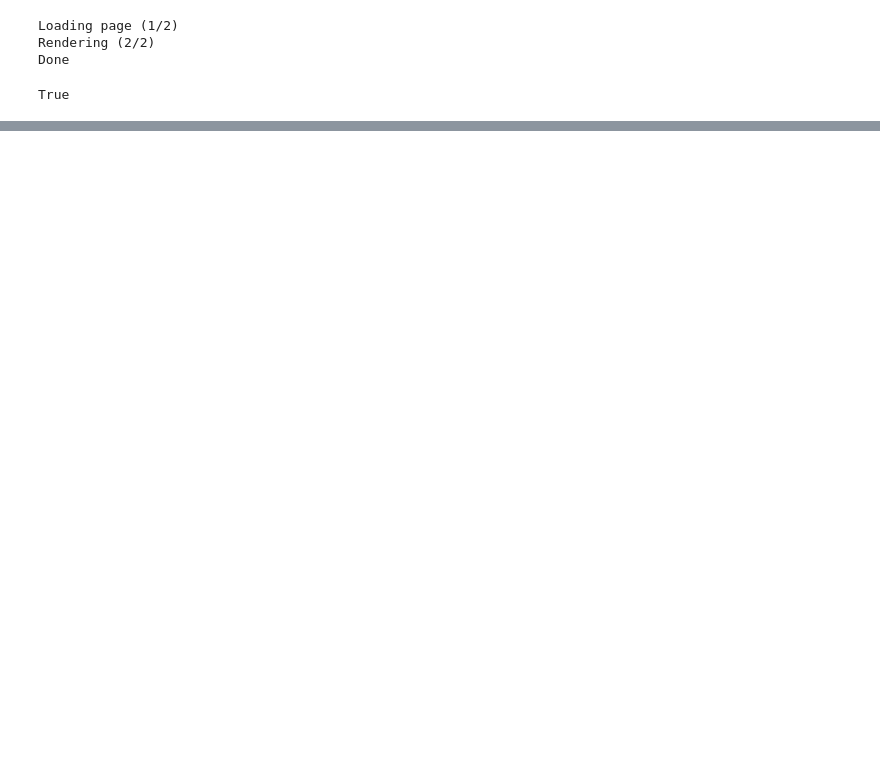
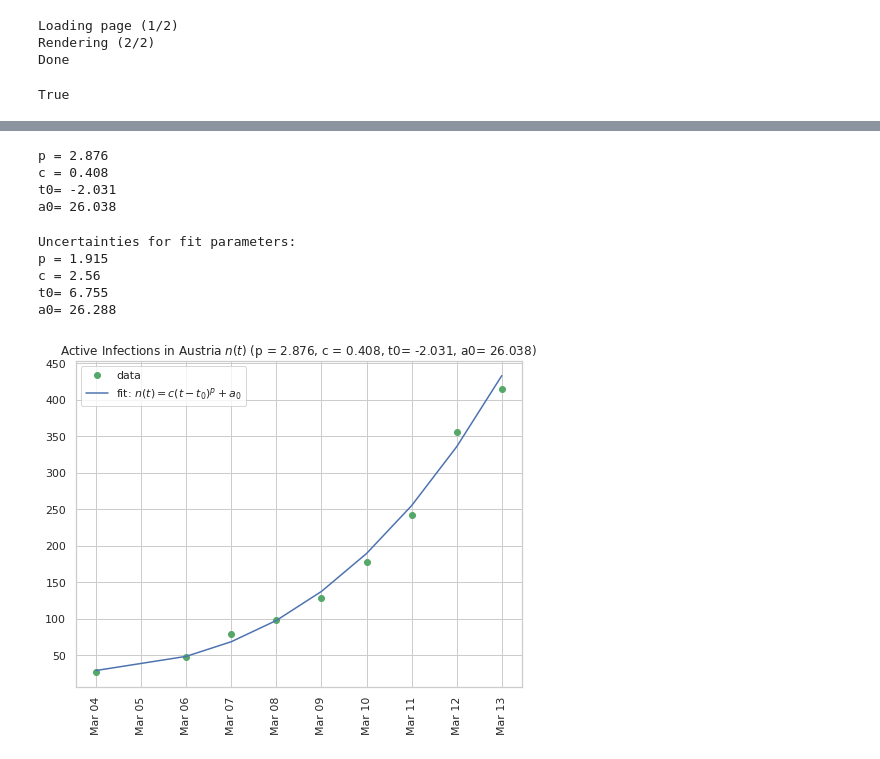
Before and after one commit to danielw2904/Austria-COVID-19, a Jupyter notebook: Austria.ipynb, the cells around one changed output, grey strips where cells are left out. Saved outputs shown, nothing was run; the diff lists cells and outputs as text; code cells hidden in the pictures; blank space fills up the shorter version.

```diff
--- a/Austria.ipynb
+++ b/Austria.ipynb
@@ -160,0 +246,4 @@ True
+# %%
+country['days-td'] = country.index - country.index.min()  # days as TimeDelta type
+country['days'] = country['days-td'].astype("timedelta64[D]").astype(int)
+country
@@ -160,0 +293,42 @@ True
+# %%
+p0 = model_par(t0=0, p=5, c=5, a0=0)   # guess initial values for fit parameters
+days = country['days']
+infections = country['confirmed']
+param_infections, cov_infections = \
+    scipy.optimize.curve_fit(model, days,
+                             infections,
+                             p0=p0)
+# %%
+t0, p, c, a0 = param_infections
+fitted_infections = model(days, t0, p, c, a0)
+print(pretty_params(param_infections))
+# %% [output]
+p = 2.876
+c = 0.408
+t0= -2.031
+a0= 26.038
+# %%
+# Estimated standard deviation of parameters
+print("Uncertainties for fit parameters:")
+with np.printoptions(precision=2, suppress=True):
+    print(pretty_params(np.sqrt(cov_infections.diagonal())))
+# %% [output]
+Uncertainties for fit parameters:
+p = 1.915
+c = 2.56
+t0= 6.755
+a0= 26.288
+# %%
+figsize = (8, 6)
+country['date'] = country.index
+fig, ax = plt.subplots(figsize=figsize)
+ax.plot(country['date'], country['active'], 'og')
+ax.plot(country['date'], fitted_infections, '-b')
+ax.legend(["data", "fit: $n(t) = c(t-t_0)^p+a_0$"])
+ax.set_title(f"Active Infections in Austria $n(t)$ ({pretty_params(param_infections, end=', ')})")
+ax.xaxis.set_major_locator(matplotlib.dates.DayLocator())
+ax.xaxis.set_major_formatter(matplotlib.dates.DateFormatter('%b %d'))
+ax.tick_params(axis='x', rotation=90)
+fig.savefig('images/infections-with-model-fit.svg')
+# %% [output]
+[figure, added]
```
Also changed, not shown: parts of 21 cells of this notebook, 8 other files.
